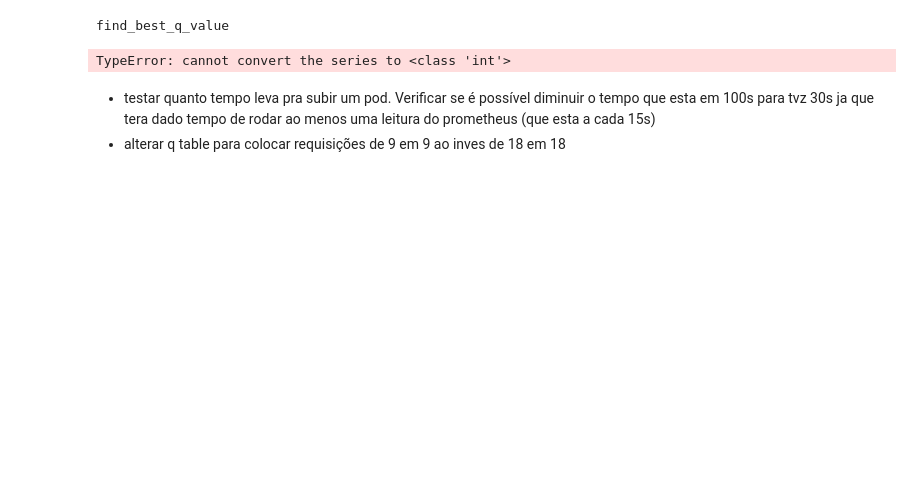
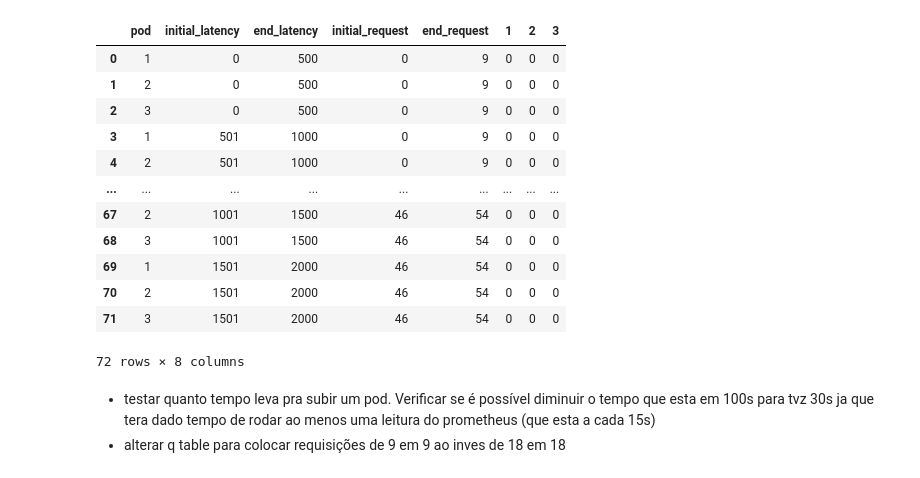
Before and after one commit to Alice-Scholze/phpa, a Jupyter notebook: RL_phpa.ipynb, the cells around one changed output. Saved outputs shown, nothing was run; the diff lists cells and outputs as text; code cells hidden in the pictures; blank space fills up the shorter version.

```diff
--- a/RL_phpa.ipynb
+++ b/RL_phpa.ipynb
@@ -341,8 +331,21 @@ acabou:  2021-10-24 00:21:57.819061
-# %%
-find_best_q_value(table, 1, 500, 56)
-# %% [output]
-find_best_q_value
-TypeError: cannot convert the series to <class 'int'>
-# %% [markdown]
-- testar quanto tempo leva pra subir um pod. Verificar se é possível diminuir o tempo que esta em 100s para tvz 30s ja que tera dado tempo de rodar ao menos uma leitura do prometheus (que esta a cada 15s)
-- alterar q table para colocar requisições de 9 em 9 ao inves de 18 em 18
+# %%
+pd.set_option('display.max_rows', None)
+# %%
+build_table(min_pods, max_pods, initial_latency, interval_size, initial_request, interval_request)
+# %% [output]
+|  | pod | initial_latency | end_latency | initial_request | end_request | 1 | 2 | 3 |
+| 0 | 1 | 0 | 500 | 0 | 9 | 0 | 0 | 0 |
+| 1 | 2 | 0 | 500 | 0 | 9 | 0 | 0 | 0 |
+| 2 | 3 | 0 | 500 | 0 | 9 | 0 | 0 | 0 |
+| 3 | 1 | 501 | 1000 | 0 | 9 | 0 | 0 | 0 |
+| 4 | 2 | 501 | 1000 | 0 | 9 | 0 | 0 | 0 |
+| ... | ... | ... | ... | ... | ... | ... | ... | ... |
+| 67 | 2 | 1001 | 1500 | 46 | 54 | 0 | 0 | 0 |
+| 68 | 3 | 1001 | 1500 | 46 | 54 | 0 | 0 | 0 |
+| 69 | 1 | 1501 | 2000 | 46 | 54 | 0 | 0 | 0 |
+| 70 | 2 | 1501 | 2000 | 46 | 54 | 0 | 0 | 0 |
+| 71 | 3 | 1501 | 2000 | 46 | 54 | 0 | 0 | 0 |
+72 rows × 8 columns
+# %% [markdown]
+- testar quanto tempo leva pra subir um pod. Verificar se é possível diminuir o tempo que esta em 100s para tvz 30s ja que tera dado tempo de rodar ao menos uma leitura do prometheus (que esta a cada 15s)
+- alterar q table para colocar requisições de 9 em 9 ao inves de 18 em 18
```
Also changed, not shown: parts of 11 cells of this notebook, 9 other files.
